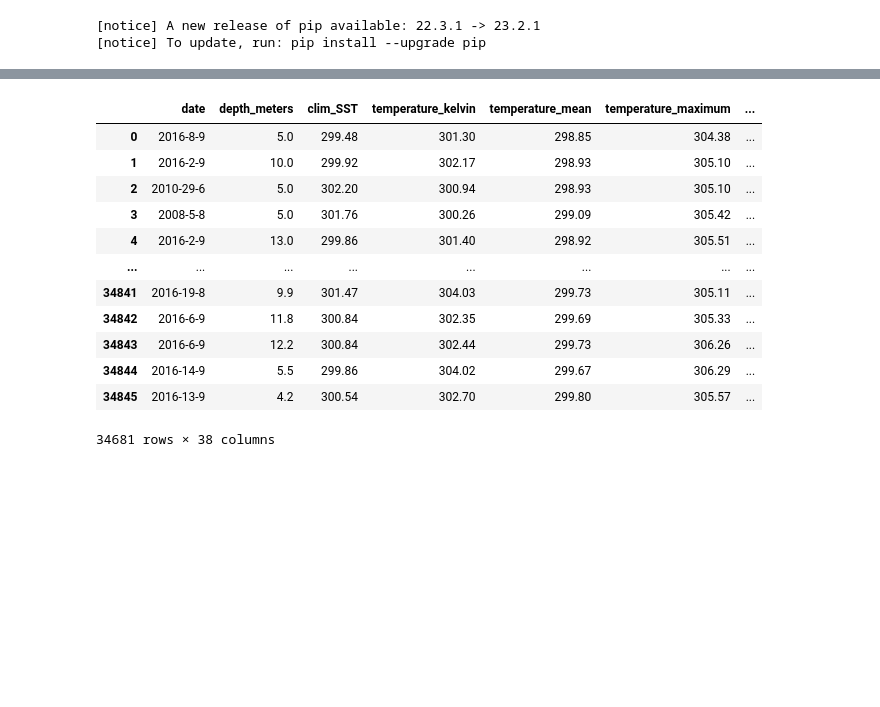
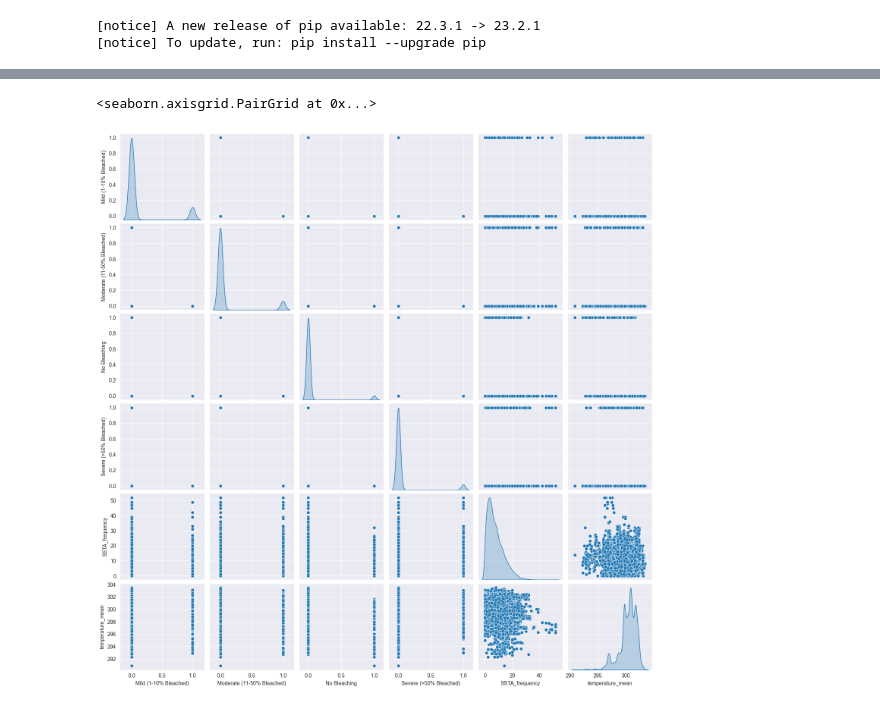
Before and after one commit to S-Romberg/ocean_temp_prediction, a Jupyter notebook: Linear Regression - Predicting Coral Bleaching/linear_regression.ipynb, the cells around one changed output, grey strips where cells are left out. Saved outputs shown, nothing was run; the diff lists cells and outputs as text; code cells hidden in the pictures; blank space fills up the shorter version.

```diff
--- a/Linear Regression - Predicting Coral Bleaching/linear_regression.ipynb
+++ b/Linear Regression - Predicting Coral Bleaching/linear_regression.ipynb
@@ -87,26 +106,8 @@ dataset
-# %%
-
-# Mild (1-10% Bleached)
-# Moderate (11-50% Bleached)
-# Severe (>50% Bleached)
-dataset['severity_code'] = dataset['bleaching_level'].map({'-1': 'bleaching_severity_unknown', 0: 'no_bleaching', 1: 'mild_bleaching', 2: 'moderate_bleaching', 3: 'severe_bleaching'})
-dataset = pd.get_dummies(dataset, columns=['severity_code'], prefix='', prefix_sep='')
-# %%
-dataset['bleaching_level'] = dataset['bleaching_level'].map({'-1': 'bleaching_level_unknown', 1: 'bleaching_level_population', 2: 'bleaching_level_colony'})
-dataset = pd.get_dummies(dataset, columns=['bleaching_level'], prefix='', prefix_sep='')
-
-dataset
-# %% [output]
-|  | date | depth_meters | clim_SST | temperature_kelvin | temperature_mean | temperature_maximum | ... |
-| 0 | 2016-8-9 | 5.0 | 299.48 | 301.30 | 298.85 | 304.38 | ... |
-| 1 | 2016-2-9 | 10.0 | 299.92 | 302.17 | 298.93 | 305.10 | ... |
-| 2 | 2010-29-6 | 5.0 | 302.20 | 300.94 | 298.93 | 305.10 | ... |
-| 3 | 2008-5-8 | 5.0 | 301.76 | 300.26 | 299.09 | 305.42 | ... |
-| 4 | 2016-2-9 | 13.0 | 299.86 | 301.40 | 298.92 | 305.51 | ... |
-| ... | ... | ... | ... | ... | ... | ... | ... |
-| 34841 | 2016-19-8 | 9.9 | 301.47 | 304.03 | 299.73 | 305.11 | ... |
-| 34842 | 2016-6-9 | 11.8 | 300.84 | 302.35 | 299.69 | 305.33 | ... |
-| 34843 | 2016-6-9 | 12.2 | 300.84 | 302.44 | 299.73 | 306.26 | ... |
-| 34844 | 2016-14-9 | 5.5 | 299.86 | 304.02 | 299.67 | 306.29 | ... |
-| 34845 | 2016-13-9 | 4.2 | 300.54 | 302.70 | 299.80 | 305.57 | ... |
-34681 rows × 38 columns
+# %%
+train_dataset = dataset.sample(frac=0.8, random_state=0)
+test_dataset = dataset.drop(train_dataset.index)
+# %%
+sns.pairplot(train_dataset[['Mild (1-10% Bleached)', 'Moderate (11-50% Bleached)', 'No Bleaching', 'Severe (>50% Bleached)', 'SSTA_frequency', 'temperature_mean', 'date']], diag_kind='kde')
+# %% [output]
+<seaborn.axisgrid.PairGrid at 0x...>
+[figure, added]
```
Also changed, not shown: parts of 6 cells of this notebook, 1 other file.
